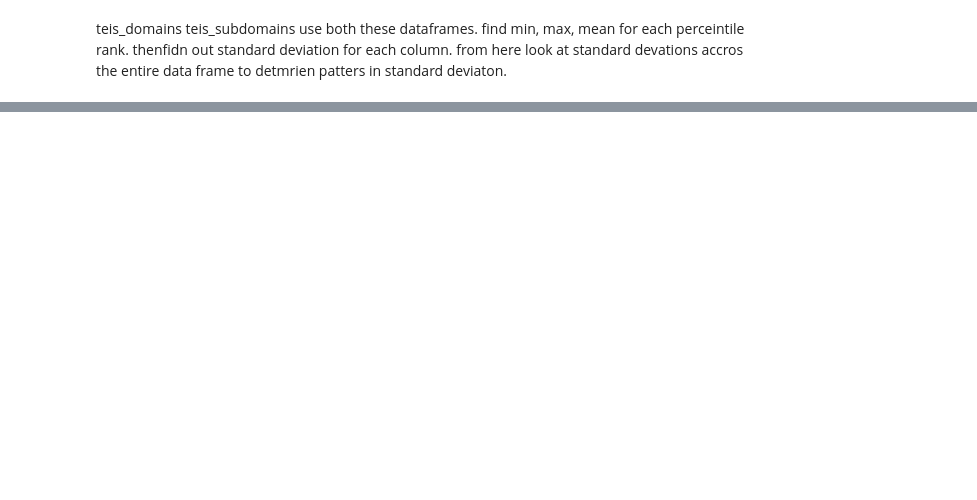
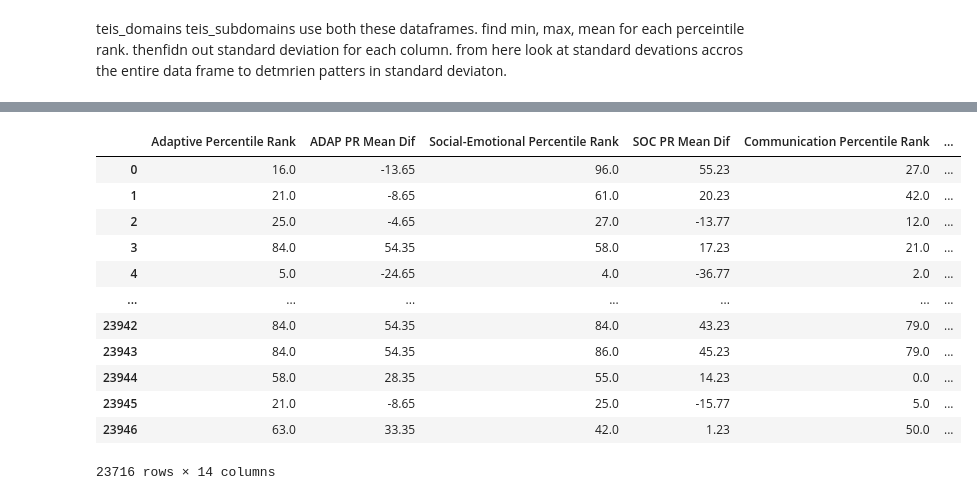
Before and after one commit to NSS-Full-Time-Data-Analytics-11/teis-project-jazzy, a Jupyter notebook: teis_project2.ipynb, the cells around one changed output, grey strips where cells are left out. Cells and saved outputs as stored; diff of their text form; code cells hidden in the pictures; blank space fills up the shorter version.

```diff
--- a/teis_project2.ipynb
+++ b/teis_project2.ipynb
@@ -50,2 +44,4 @@ columns_to_convert
 # %% [markdown]
 teis_domains  teis_subdomains  use both these dataframes. find min, max, mean for each perceintile rank. thenfidn out standard deviation for each column. from here look at standard devations accros the entire data frame  to detmrien patters in standard deviaton.
+# %%
+teis_pr_domains1 = teis_pr_domains.copy()
@@ -51,0 +89,18 @@ teis_domains  teis_subdomains  use both these dataframes. find min, max, mean fo
+# %%
+teis_pr_domains2 = teis_pr_domains2[['Adaptive Percentile Rank', 'ADAP PR Mean Dif', 'Social-Emotional Percentile Rank', 'SOC PR Mean Dif', 'Communication Percentile Rank',
+                                    'COM PR Mean Dif', 'Motor Percentile Rank', 'MOT PR Mean Dif', 'Cognitive Percentile Rank', 'COG PR Mean Dif', 'mean_score', 'min', 'max', 'std']]
+teis_pr_domains2
+# %% [output]
+|  | Adaptive Percentile Rank | ADAP PR Mean Dif | Social-Emotional Percentile Rank | SOC PR Mean Dif | Communication Percentile Rank | ... |
+| 0 | 16.0 | -13.65 | 96.0 | 55.23 | 27.0 | ... |
+| 1 | 21.0 | -8.65 | 61.0 | 20.23 | 42.0 | ... |
+| 2 | 25.0 | -4.65 | 27.0 | -13.77 | 12.0 | ... |
+| 3 | 84.0 | 54.35 | 58.0 | 17.23 | 21.0 | ... |
+| 4 | 5.0 | -24.65 | 4.0 | -36.77 | 2.0 | ... |
+| ... | ... | ... | ... | ... | ... | ... |
+| 23942 | 84.0 | 54.35 | 84.0 | 43.23 | 79.0 | ... |
+| 23943 | 84.0 | 54.35 | 86.0 | 45.23 | 79.0 | ... |
+| 23944 | 58.0 | 28.35 | 55.0 | 14.23 | 0.0 | ... |
+| 23945 | 21.0 | -8.65 | 25.0 | -15.77 | 5.0 | ... |
+| 23946 | 63.0 | 33.35 | 42.0 | 1.23 | 50.0 | ... |
+23716 rows × 14 columns
```
Also changed, not shown: parts of 18 cells of this notebook, 1 other file.
